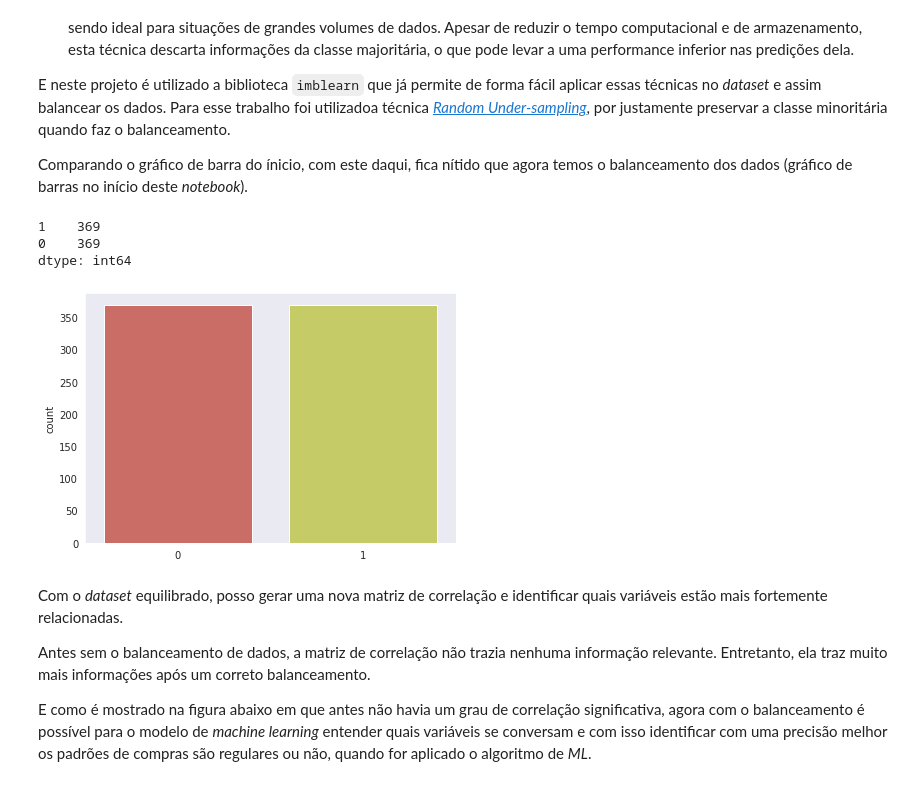
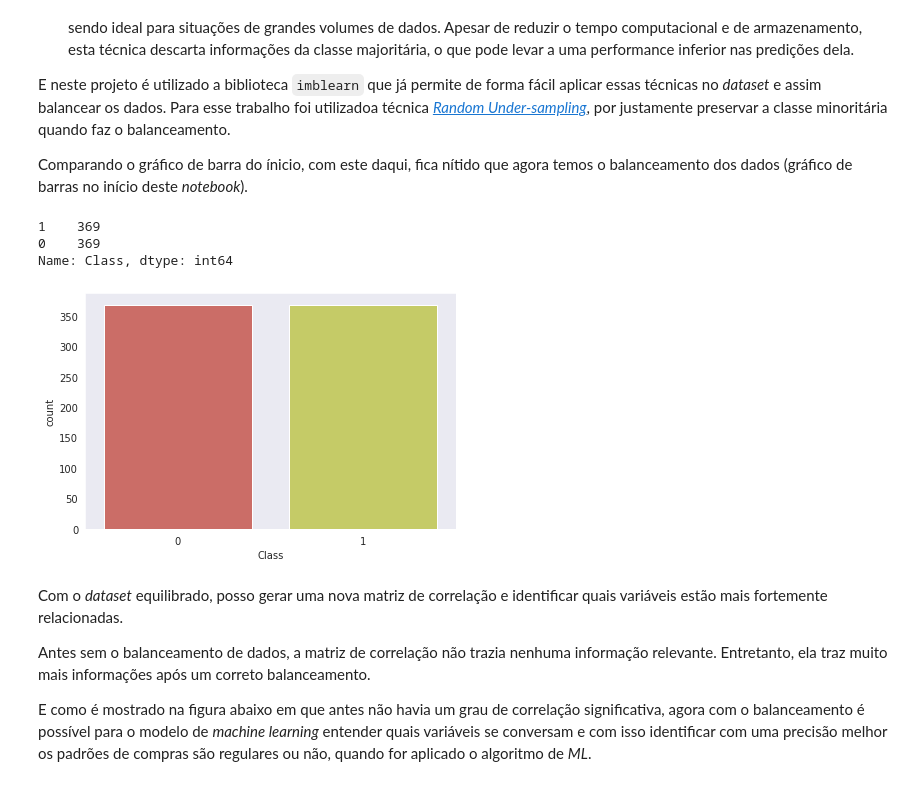
Before and after one commit to heitor-eng/H_Data_Science, a Jupyter notebook: ML_Detecção_de_Fraude_em_Cartões_de_Créditos.ipynb, the cells around one changed output. Cells and saved outputs as stored; diff of their text form; code cells hidden in the pictures.

```diff
--- a/ML_Detecção_de_Fraude_em_Cartões_de_Créditos.ipynb
+++ b/ML_Detecção_de_Fraude_em_Cartões_de_Créditos.ipynb
@@ -61,7 +61,7 @@ from imblearn.under_sampling import RandomUnderSampler
 # configurar o estilo dos gráficos com Aeaborn
 sns.set_style("dark")
 # %%
-file_path = "/content/drive/MyDrive/Colab Notebooks/creditcard.csv"
+file_path = "/content/drive/MyDrive/Colab Notebooks/Scikit-learn/creditcard.csv"
 df = pd.read_csv(file_path)
 # %% [markdown]
 Com as bibliotecas declaradas e o arquivo importado dentro de uma estrutura de *DataFrame* - não há necessidade de mais nenhum ajuste nessa etapa, podendo assim prosseguir para a análise exploratória dos dados e assim para a criação do modelo de *machine learning*.
@@ -312,20 +312,20 @@ Comparando o gráfico de barra do ínicio, com este daqui, fica nítido que agor
 # %%
 # Aplicar método RandomUnderSample
 rus = RandomUnderSampler()
-X_rus, y_rus = rus.fit_sample(X_train,y_train)
+X_rus, y_rus = rus.fit_resample(X_train,y_train)
 
 # ver o balanceamento das classes
 print(pd.Series(y_rus).value_counts())
 
 # plotar a nova distribuição de classes
 color = sns.color_palette("hls")
 sns.countplot(y_rus, palette = color)
 plt.tight_layout()
 # %% [output]
 1    369
 0    369
-dtype: int64
+Name: Class, dtype: int64
-[figure, old version]
+[figure, new version]
 # %% [markdown]
 Com o *dataset* equilibrado, posso gerar uma nova matriz de correlação e identificar quais variáveis estão mais fortemente relacionadas.
 
```
Also changed, not shown: parts of 9 cells of this notebook.
